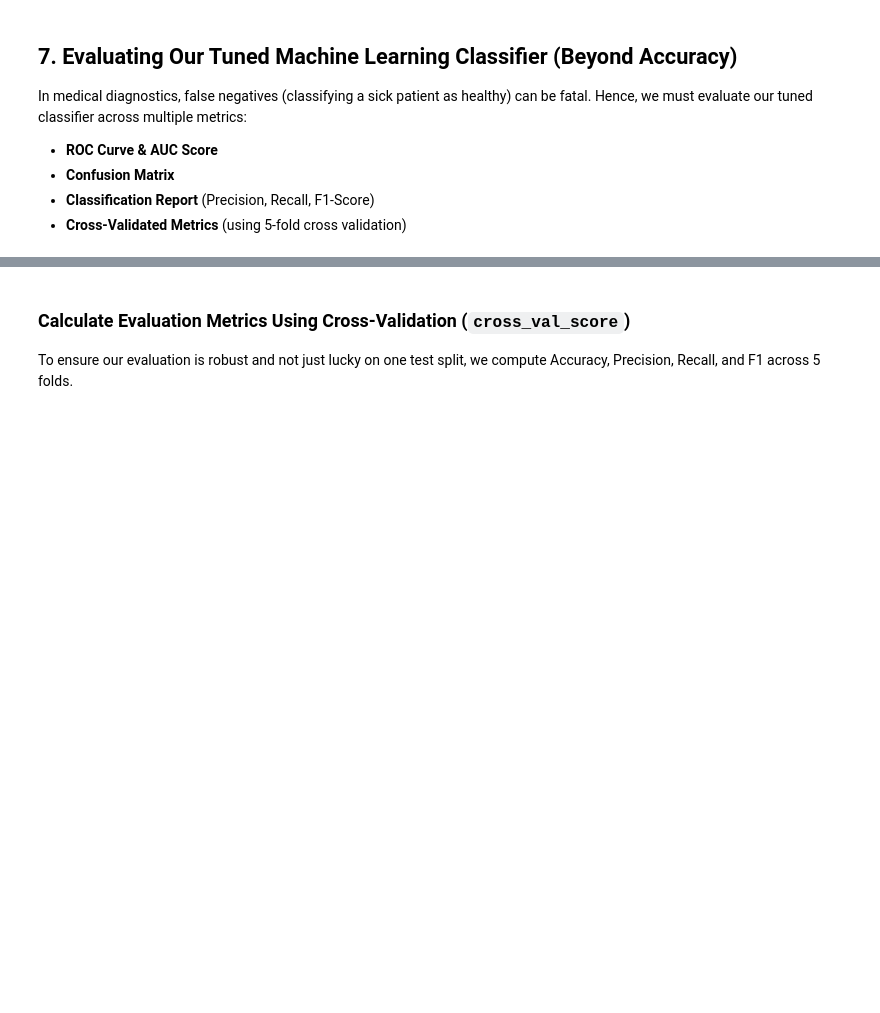
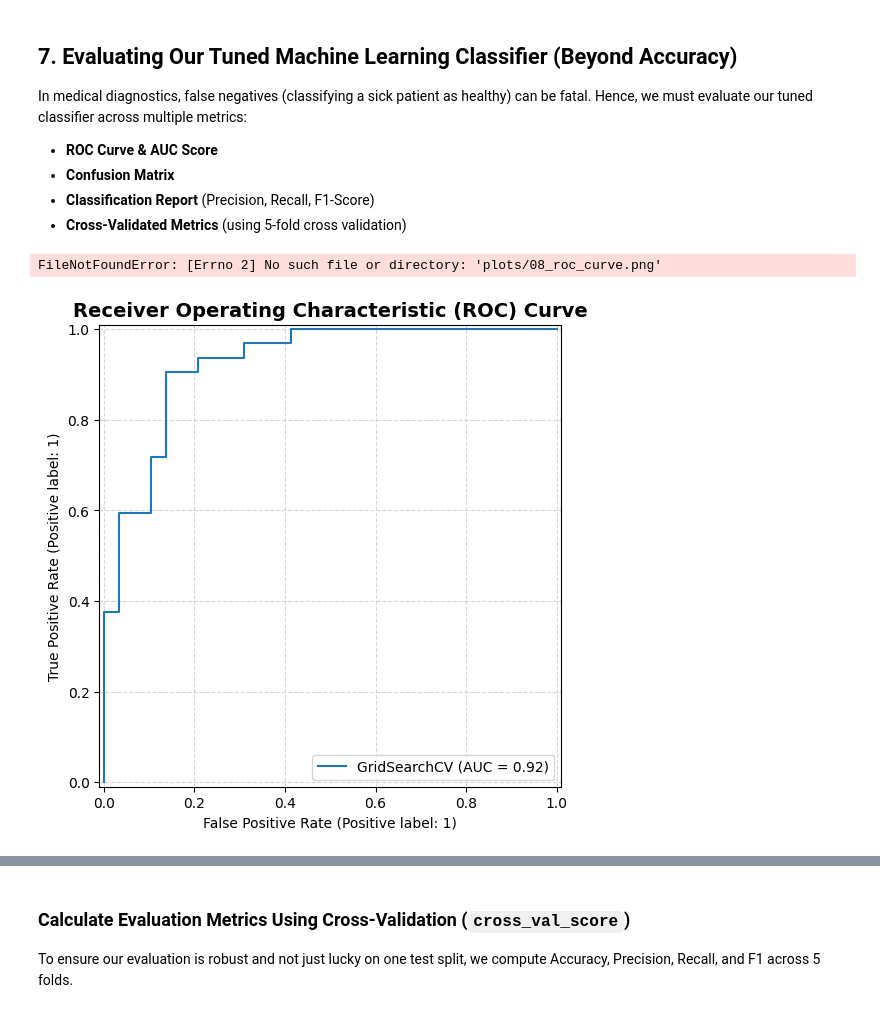
Before and after one commit to RiyadhBenhallou/supervised-learning, a Jupyter notebook: classification.ipynb, the cells around one changed output, grey strips where cells are left out. Drawn from its saved outputs; the diff is of its cells as text; code cells hidden in the pictures; blank space fills up the shorter version.

Commit message:
Ensure plots directory is created automatically before saving figures

```diff
--- a/classification.ipynb
+++ b/classification.ipynb
@@ -414,16 +419,20 @@ In medical diagnostics, false negatives (classifying a sick patient as healthy)
 # %%
 from sklearn.metrics import RocCurveDisplay, ConfusionMatrixDisplay, classification_report, confusion_matrix
 
 # Generate predictions with our tuned model
 y_preds = gs_log_reg.predict(X_test)
 
 # Plot ROC curve and calculate AUC metric
 fig, ax = plt.subplots(figsize=(8, 6))
 RocCurveDisplay.from_estimator(gs_log_reg, X_test, y_test, ax=ax)
 plt.title("Receiver Operating Characteristic (ROC) Curve", fontsize=14, fontweight="bold")
 plt.grid(True, linestyle="--", alpha=0.5)
+os.makedirs("plots", exist_ok=True)
 plt.savefig("plots/08_roc_curve.png", bbox_inches="tight")
 plt.show()
+# %% [output]
+FileNotFoundError: [Errno 2] No such file or directory: 'plots/08_roc_curve.png'
+[figure, added]
 # %%
 # Plot Confusion Matrix
 fig, ax = plt.subplots(figsize=(6, 5))
```
Also changed, not shown: parts of 8 cells of this notebook.
